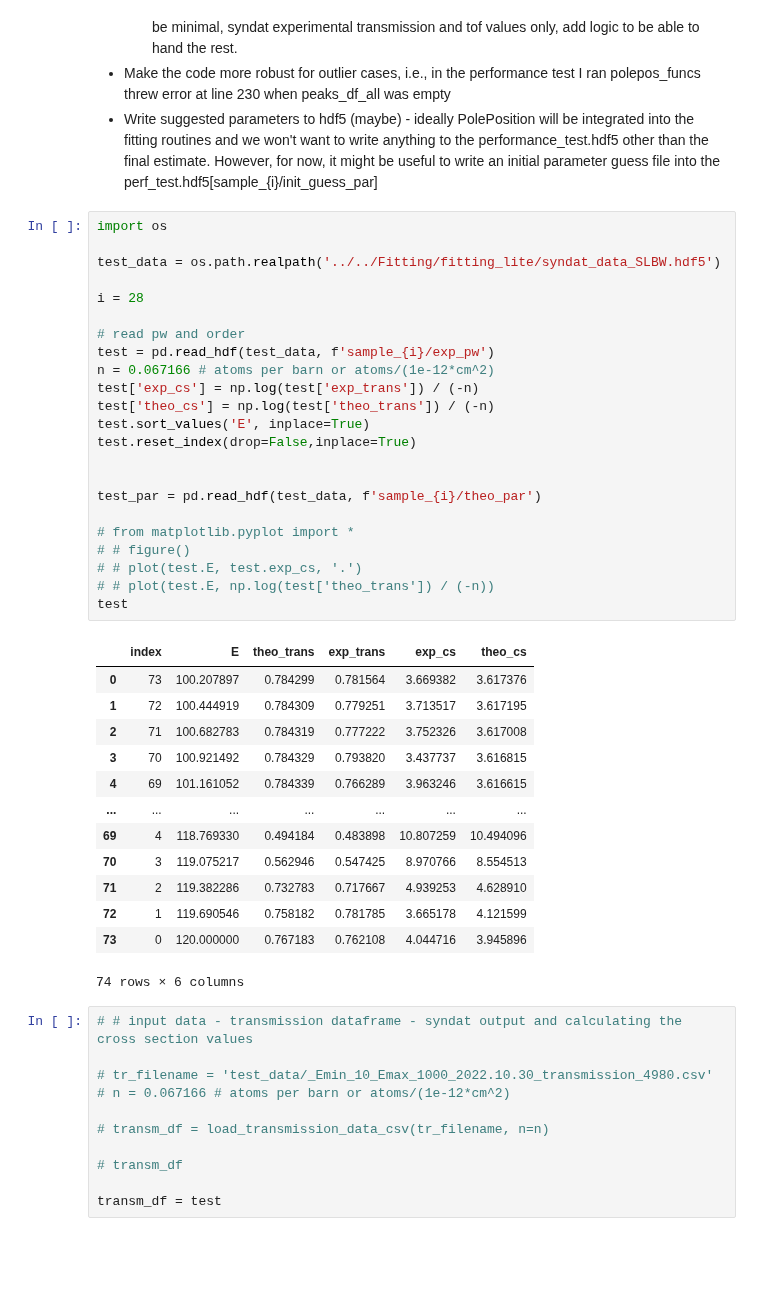
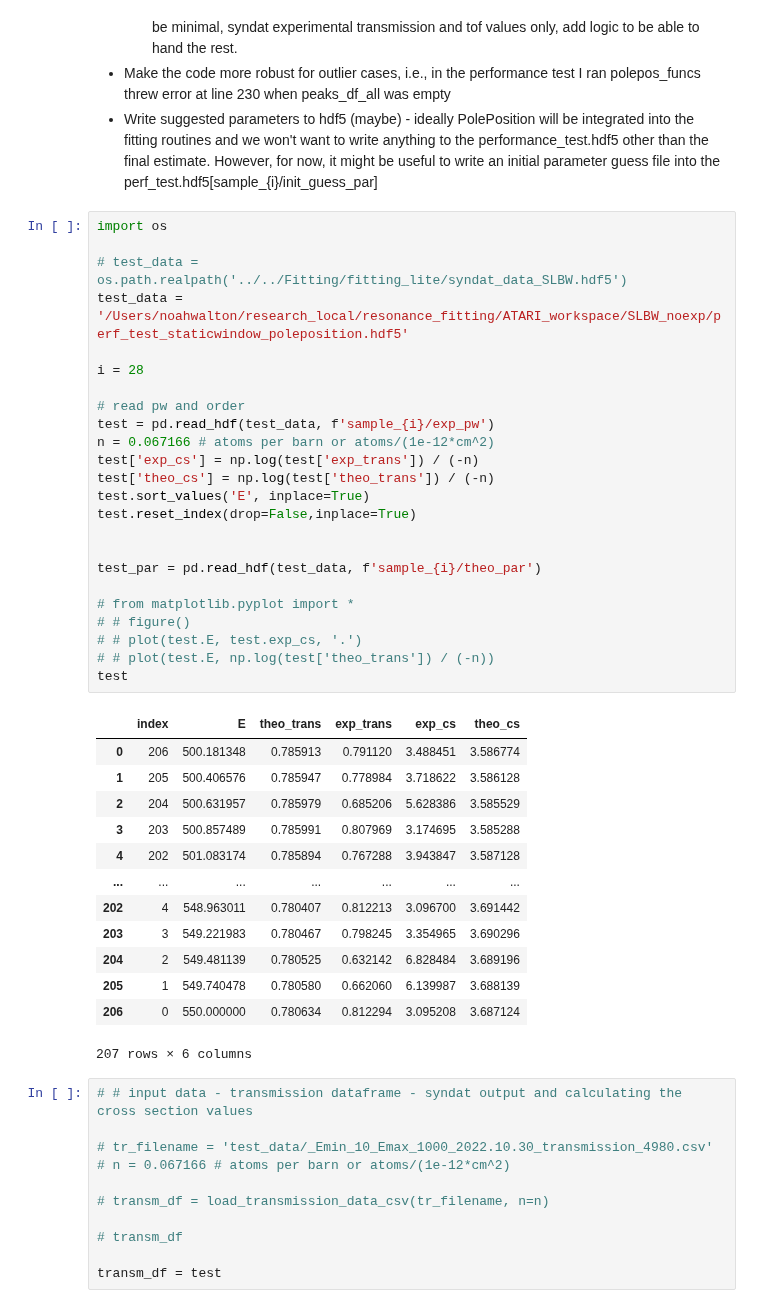
Before and after one commit to Naww137/ATARI, a Jupyter notebook: ATARI/PolePosition/example.ipynb, the cells around one changed output. Drawn from its saved outputs; the diff is of its cells as text; blank space fills up the shorter version.

```diff
--- a/ATARI/PolePosition/example.ipynb
+++ b/ATARI/PolePosition/example.ipynb
@@ -18,40 +18,41 @@ from ATARI import PiTFAll as pf
 # %%
 import os
 
-test_data = os.path.realpath('../../Fitting/fitting_lite/syndat_data_SLBW.hdf5')
+# test_data = os.path.realpath('../../Fitting/fitting_lite/syndat_data_SLBW.hdf5')
+test_data = '/Users/noahwalton/research_local/resonance_fitting/ATARI_workspace/SLBW_noexp/perf_test_staticwindow_poleposition.hdf5'
 
 i = 28
 
 # read pw and order
 test = pd.read_hdf(test_data, f'sample_{i}/exp_pw')
 n = 0.067166 # atoms per barn or atoms/(1e-12*cm^2)
 test['exp_cs'] = np.log(test['exp_trans']) / (-n)
 test['theo_cs'] = np.log(test['theo_trans']) / (-n)
 test.sort_values('E', inplace=True)
 test.reset_index(drop=False,inplace=True)
 
 
 test_par = pd.read_hdf(test_data, f'sample_{i}/theo_par')
 
 # from matplotlib.pyplot import *
 # # figure()
 # # plot(test.E, test.exp_cs, '.')
 # # plot(test.E, np.log(test['theo_trans']) / (-n))
 test
 # %% [output]
 |  | index | E | theo_trans | exp_trans | exp_cs | theo_cs |
-| 0 | 73 | 100.207897 | 0.784299 | 0.781564 | 3.669382 | 3.617376 |
-| 1 | 72 | 100.444919 | 0.784309 | 0.779251 | 3.713517 | 3.617195 |
-| 2 | 71 | 100.682783 | 0.784319 | 0.777222 | 3.752326 | 3.617008 |
-| 3 | 70 | 100.921492 | 0.784329 | 0.793820 | 3.437737 | 3.616815 |
-| 4 | 69 | 101.161052 | 0.784339 | 0.766289 | 3.963246 | 3.616615 |
+| 0 | 206 | 500.181348 | 0.785913 | 0.791120 | 3.488451 | 3.586774 |
+| 1 | 205 | 500.406576 | 0.785947 | 0.778984 | 3.718622 | 3.586128 |
+| 2 | 204 | 500.631957 | 0.785979 | 0.685206 | 5.628386 | 3.585529 |
+| 3 | 203 | 500.857489 | 0.785991 | 0.807969 | 3.174695 | 3.585288 |
+| 4 | 202 | 501.083174 | 0.785894 | 0.767288 | 3.943847 | 3.587128 |
 | ... | ... | ... | ... | ... | ... | ... |
-| 69 | 4 | 118.769330 | 0.494184 | 0.483898 | 10.807259 | 10.494096 |
-| 70 | 3 | 119.075217 | 0.562946 | 0.547425 | 8.970766 | 8.554513 |
-| 71 | 2 | 119.382286 | 0.732783 | 0.717667 | 4.939253 | 4.628910 |
-| 72 | 1 | 119.690546 | 0.758182 | 0.781785 | 3.665178 | 4.121599 |
-| 73 | 0 | 120.000000 | 0.767183 | 0.762108 | 4.044716 | 3.945896 |
+| 202 | 4 | 548.963011 | 0.780407 | 0.812213 | 3.096700 | 3.691442 |
+| 203 | 3 | 549.221983 | 0.780467 | 0.798245 | 3.354965 | 3.690296 |
+| 204 | 2 | 549.481139 | 0.780525 | 0.632142 | 6.828484 | 3.689196 |
+| 205 | 1 | 549.740478 | 0.780580 | 0.662060 | 6.139987 | 3.688139 |
+| 206 | 0 | 550.000000 | 0.780634 | 0.812294 | 3.095208 | 3.687124 |
-74 rows × 6 columns
+207 rows × 6 columns
 # %%
 # # input data - transmission dataframe - syndat output and calculating the cross section values
 
```
Also changed, not shown: parts of 6 cells of this notebook, 12 other files.
